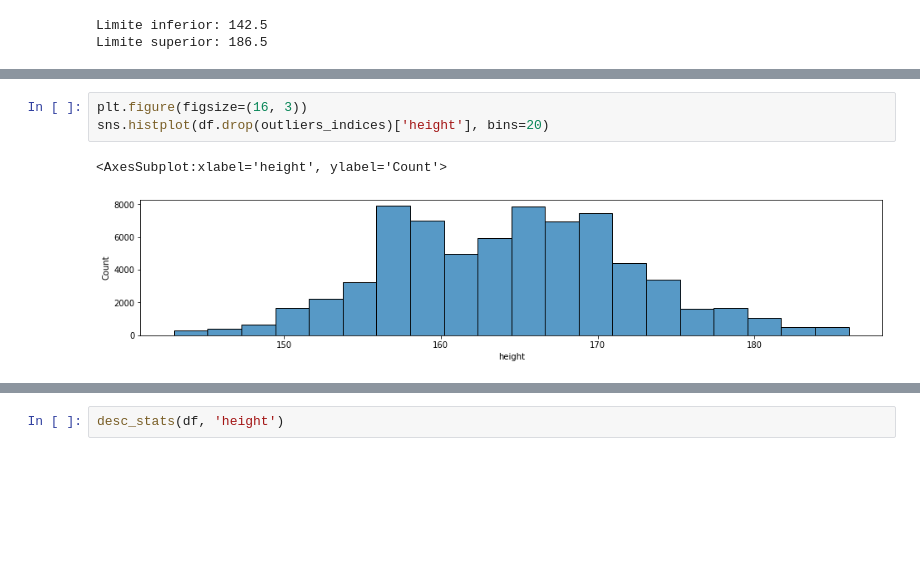
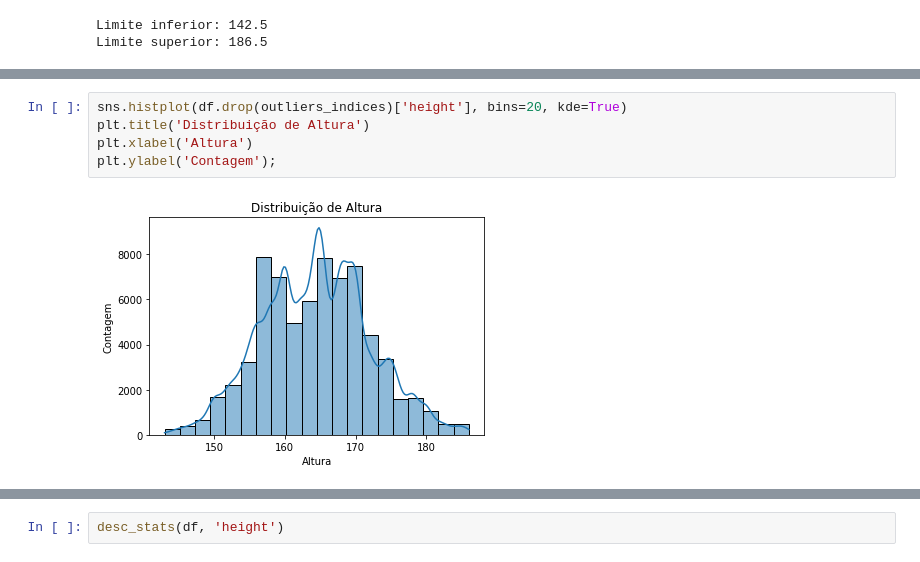
Before and after one commit to Samoelmoura/cardio_diseases_predict, a Jupyter notebook: notebooks/cardio_diseases_predict.ipynb, the cells around one changed output, grey strips where cells are left out. Cells and saved outputs as stored; diff of their text form; blank space fills up the shorter version.

```diff
--- a/notebooks/cardio_diseases_predict.ipynb
+++ b/notebooks/cardio_diseases_predict.ipynb
@@ -229,6 +233,7 @@ Quantidade de amostas menores que 142.5cm: 250
 # %%
-plt.figure(figsize=(16, 3))
-sns.histplot(df.drop(outliers_indices)['height'], bins=20)
+sns.histplot(df.drop(outliers_indices)['height'], bins=20, kde=True)
+plt.title('Distribuição de Altura')
+plt.xlabel('Altura')
+plt.ylabel('Contagem');
 # %% [output]
-<AxesSubplot:xlabel='height', ylabel='Count'>
-[figure, old version]
+[figure, new version]
```
Also changed, not shown: parts of 12 cells of this notebook.
